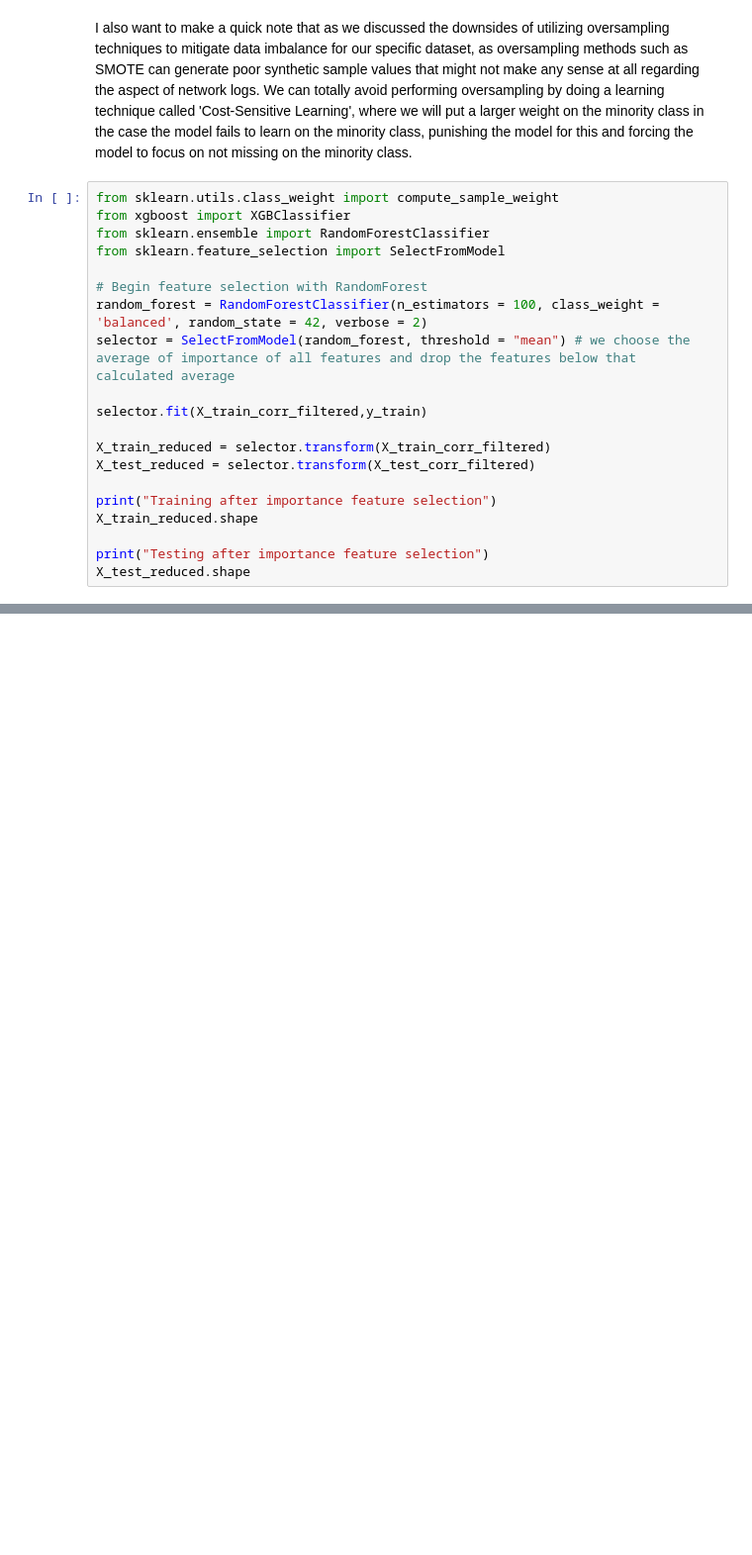
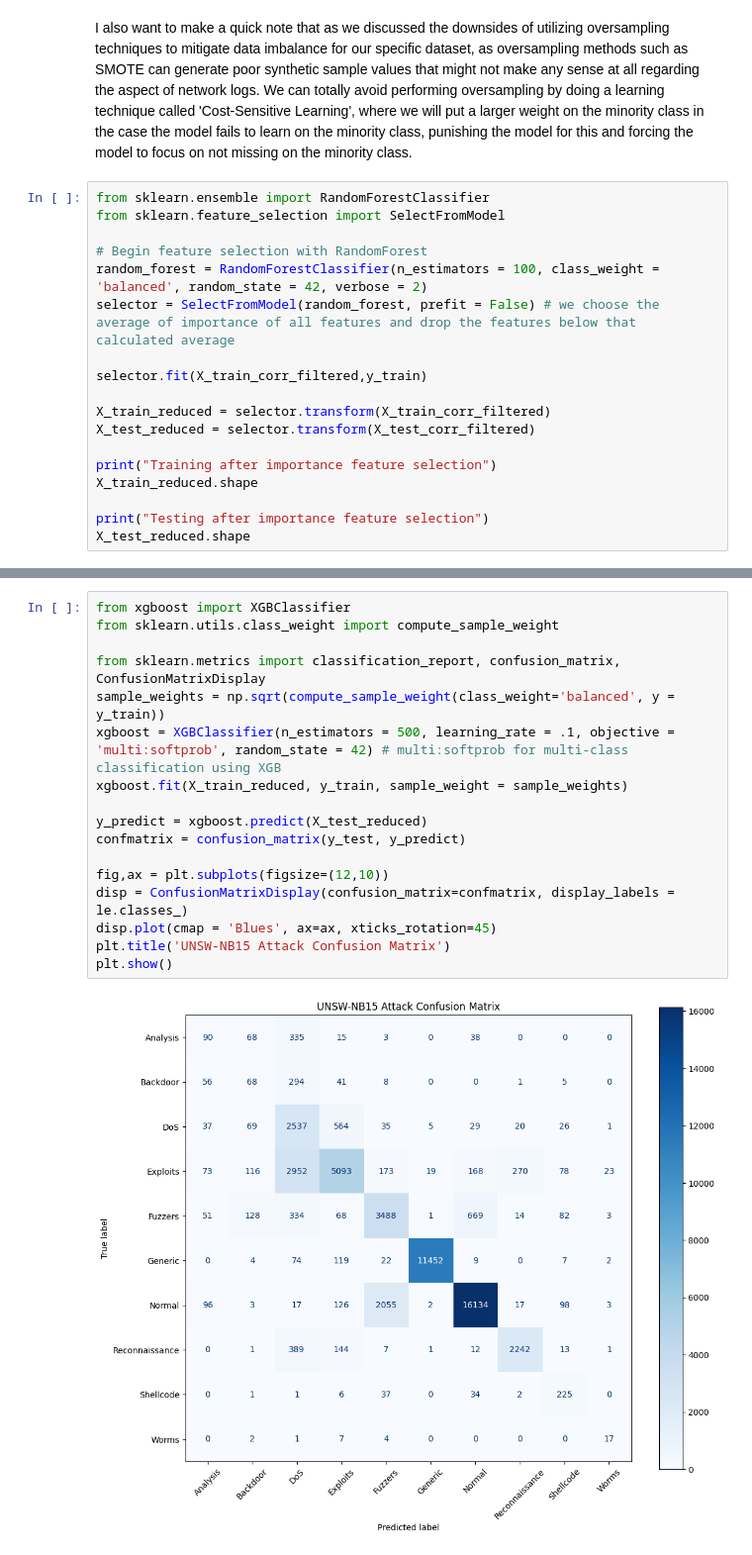
Before and after one commit to cliffpm/MLsecurity, a Jupyter notebook: Final Project/attack_classif.ipynb, the cells around one changed output, grey strips where cells are left out. Shown at 99% size. Cells and saved outputs as stored; diff of their text form; blank space fills up the shorter version.

```diff
--- a/Final Project/attack_classif.ipynb
+++ b/Final Project/attack_classif.ipynb
@@ -162,14 +158,12 @@ Now that we filtered our data by removing highly correlated features, we can mov
 # %% [markdown]
 I also want to make a quick note that as we discussed the downsides of utilizing oversampling techniques to mitigate data imbalance for our specific dataset, as oversampling methods such as SMOTE can generate poor synthetic sample values that might not make any sense at all regarding the aspect of network logs. We can totally avoid performing oversampling by doing a learning technique called 'Cost-Sensitive Learning', where we will put a larger weight on the minority class in the case the model fails to learn on the minority class, punishing the model for this and forcing the model to focus on not missing on the minority class.
 # %%
-from sklearn.utils.class_weight import compute_sample_weight
-from xgboost import XGBClassifier
 from sklearn.ensemble import RandomForestClassifier
 from sklearn.feature_selection import SelectFromModel
 
 # Begin feature selection with RandomForest
 random_forest = RandomForestClassifier(n_estimators = 100, class_weight = 'balanced', random_state = 42, verbose = 2)
-selector = SelectFromModel(random_forest, threshold = "mean") # we choose the average of importance of all features and drop the features below that calculated average
+selector = SelectFromModel(random_forest, prefit = False) # we choose the average of importance of all features and drop the features below that calculated average
 
 selector.fit(X_train_corr_filtered,y_train)
 
@@ -223,0 +224,19 @@ Testing after importance feature selection
+# %%
+from xgboost import XGBClassifier
+from sklearn.utils.class_weight import compute_sample_weight
+
+from sklearn.metrics import classification_report, confusion_matrix, ConfusionMatrixDisplay
+sample_weights = np.sqrt(compute_sample_weight(class_weight='balanced', y = y_train))
+xgboost = XGBClassifier(n_estimators = 500, learning_rate = .1, objective = 'multi:softprob', random_state = 42) # multi:softprob for multi-class classification using XGB
+xgboost.fit(X_train_reduced, y_train, sample_weight = sample_weights)
+
+y_predict = xgboost.predict(X_test_reduced)
+confmatrix = confusion_matrix(y_test, y_predict)
+
+fig,ax = plt.subplots(figsize=(12,10))
+disp = ConfusionMatrixDisplay(confusion_matrix=confmatrix, display_labels = le.classes_)
+disp.plot(cmap = 'Blues', ax=ax, xticks_rotation=45)
+plt.title('UNSW-NB15 Attack Confusion Matrix')
+plt.show()
+# %% [output]
+[figure, added]
```
Also changed, not shown: parts of 10 cells of this notebook.
